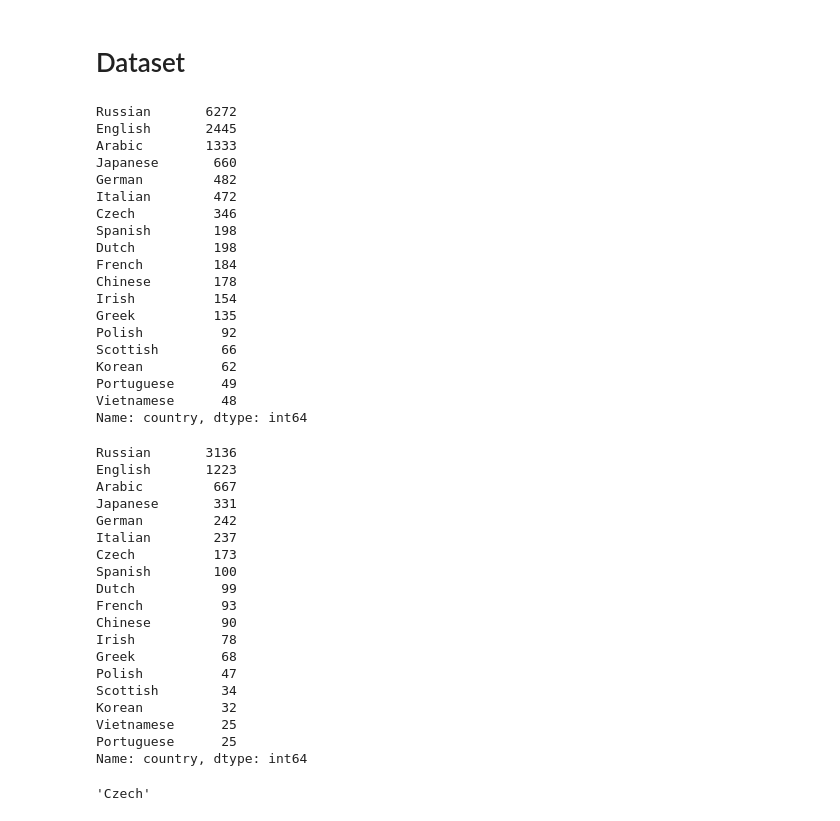
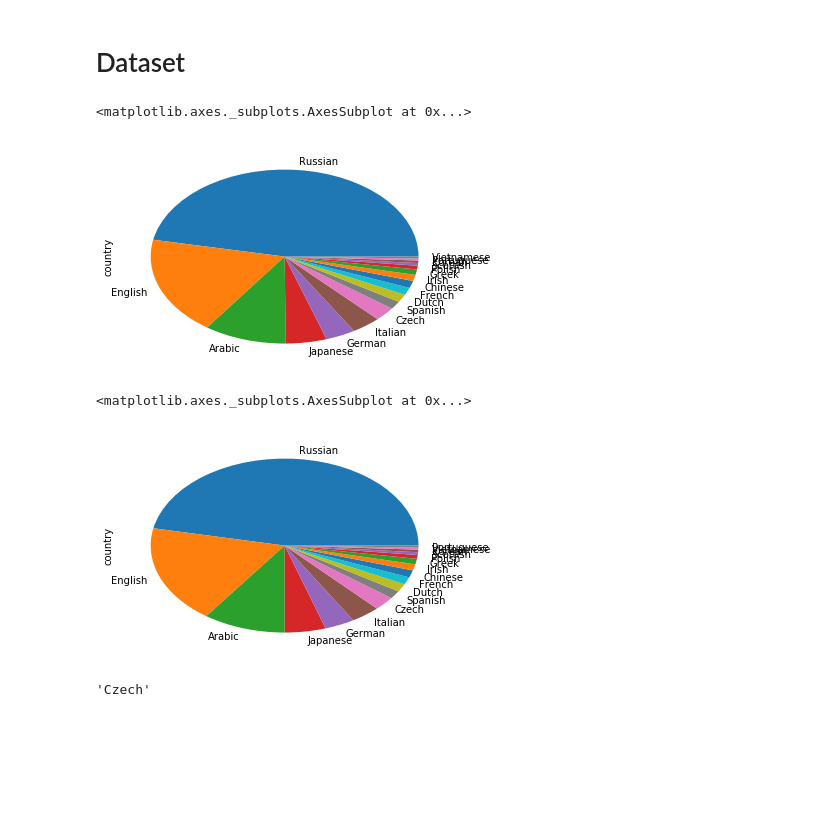
Before and after one commit to elcolie/practice-pytorch, a Jupyter notebook: lessons/lesson13_RNN_classification.ipynb, the cells around one changed output. Saved outputs shown, nothing was run; the diff lists cells and outputs as text; code cells hidden in the pictures; blank space fills up the shorter version.

Commit message:
First working name classifier by RNN

```diff
--- a/lessons/lesson13_RNN_classification.ipynb
+++ b/lessons/lesson13_RNN_classification.ipynb
@@ -211,50 +226,16 @@ testset.columns = headers
 countries = list(trainset.country.drop_duplicates())
 # %%
 # Majority of dataset is `Russian`
-trainset.country.value_counts()
+trainset.country.value_counts().plot.pie()
 # %% [output]
-Russian       6272
-English       2445
-Arabic        1333
-Japanese       660
-German         482
-Italian        472
-Czech          346
-Spanish        198
-Dutch          198
-French         184
-Chinese        178
-Irish          154
-Greek          135
-Polish          92
-Scottish        66
-Korean          62
-Portuguese      49
-Vietnamese      48
-Name: country, dtype: int64
+<matplotlib.axes._subplots.AxesSubplot at 0x...>
+[figure, added]
 # %%
 # So as trainset
-testset.country.value_counts()
+testset.country.value_counts().plot.pie()
 # %% [output]
-Russian       3136
-English       1223
-Arabic         667
-Japanese       331
-German         242
-Italian        237
-Czech          173
-Spanish        100
-Dutch           99
-French          93
-Chinese         90
-Irish           78
-Greek           68
-Polish          47
-Scottish        34
-Korean          32
-Vietnamese      25
-Portuguese      25
-Name: country, dtype: int64
+<matplotlib.axes._subplots.AxesSubplot at 0x...>
+[figure, added]
 # %%
 trainset.iloc[0]['country']
 # %% [output]
```
Also changed, not shown: parts of 7 cells of this notebook.
